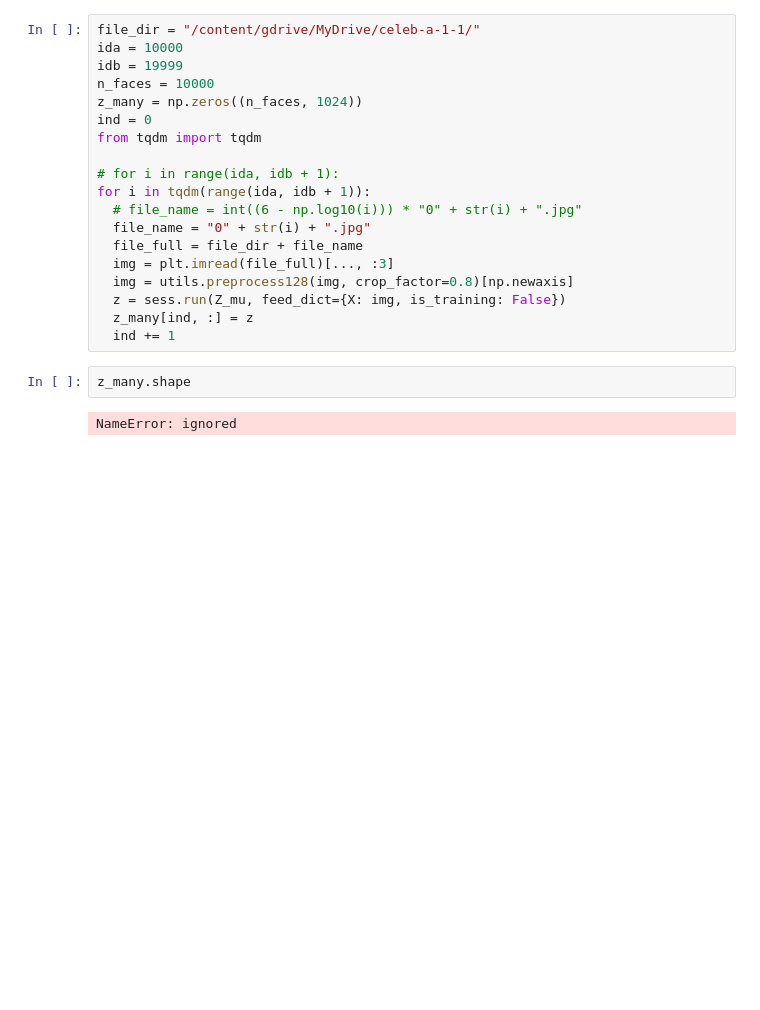
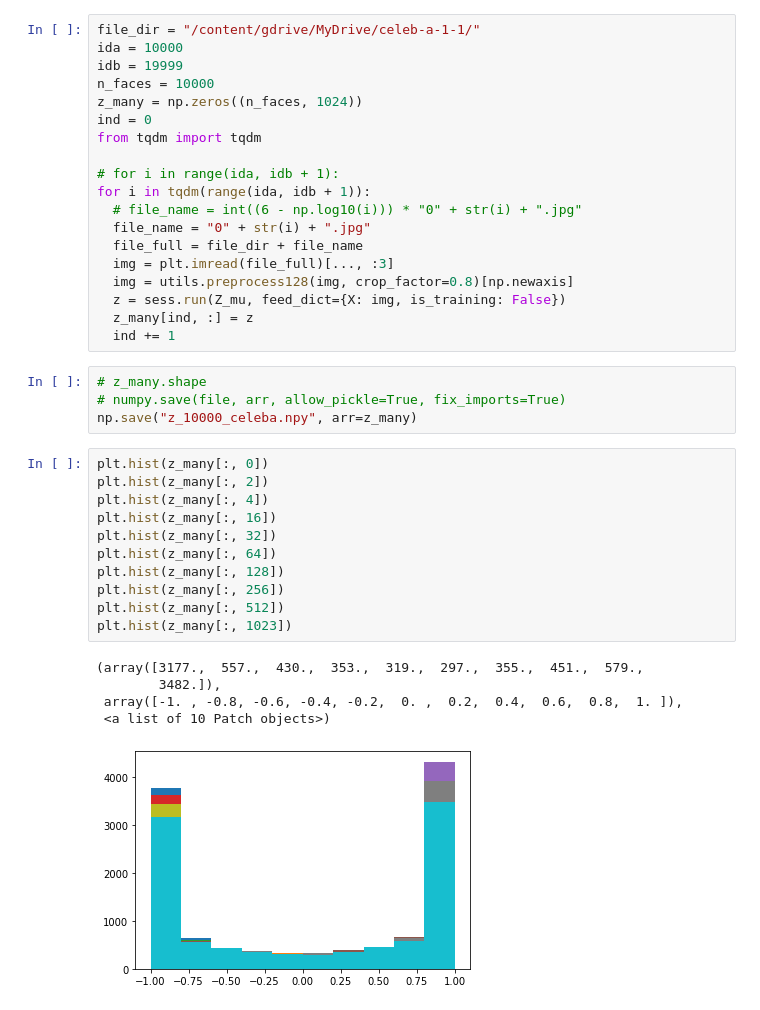
Before and after one commit to SourCherries/VAE-GAN-CelebA, a Jupyter notebook: explore_1.ipynb, the cells around one changed output. Drawn from its saved outputs; the diff is of its cells as text; blank space fills up the shorter version.

```diff
--- a/explore_1.ipynb
+++ b/explore_1.ipynb
@@ -430,7 +443,24 @@ for i in tqdm(range(ida, idb + 1)):
   z = sess.run(Z_mu, feed_dict={X: img, is_training: False})
   z_many[ind, :] = z
   ind += 1
-# %%
-z_many.shape
-# %% [output]
-NameError: ignored
+# %%
+# z_many.shape
+# numpy.save(file, arr, allow_pickle=True, fix_imports=True)
+np.save("z_10000_celeba.npy", arr=z_many)
+# %%
+plt.hist(z_many[:, 0])
+plt.hist(z_many[:, 2])
+plt.hist(z_many[:, 4])
+plt.hist(z_many[:, 16])
+plt.hist(z_many[:, 32])
+plt.hist(z_many[:, 64])
+plt.hist(z_many[:, 128])
+plt.hist(z_many[:, 256])
+plt.hist(z_many[:, 512])
+plt.hist(z_many[:, 1023])
+# %% [output]
+(array([3177.,  557.,  430.,  353.,  319.,  297.,  355.,  451.,  579.,
+        3482.]),
+ array([-1. , -0.8, -0.6, -0.4, -0.2,  0. ,  0.2,  0.4,  0.6,  0.8,  1. ]),
+ <a list of 10 Patch objects>)
+[figure, added]
```
Also changed, not shown: parts of 15 cells of this notebook.
